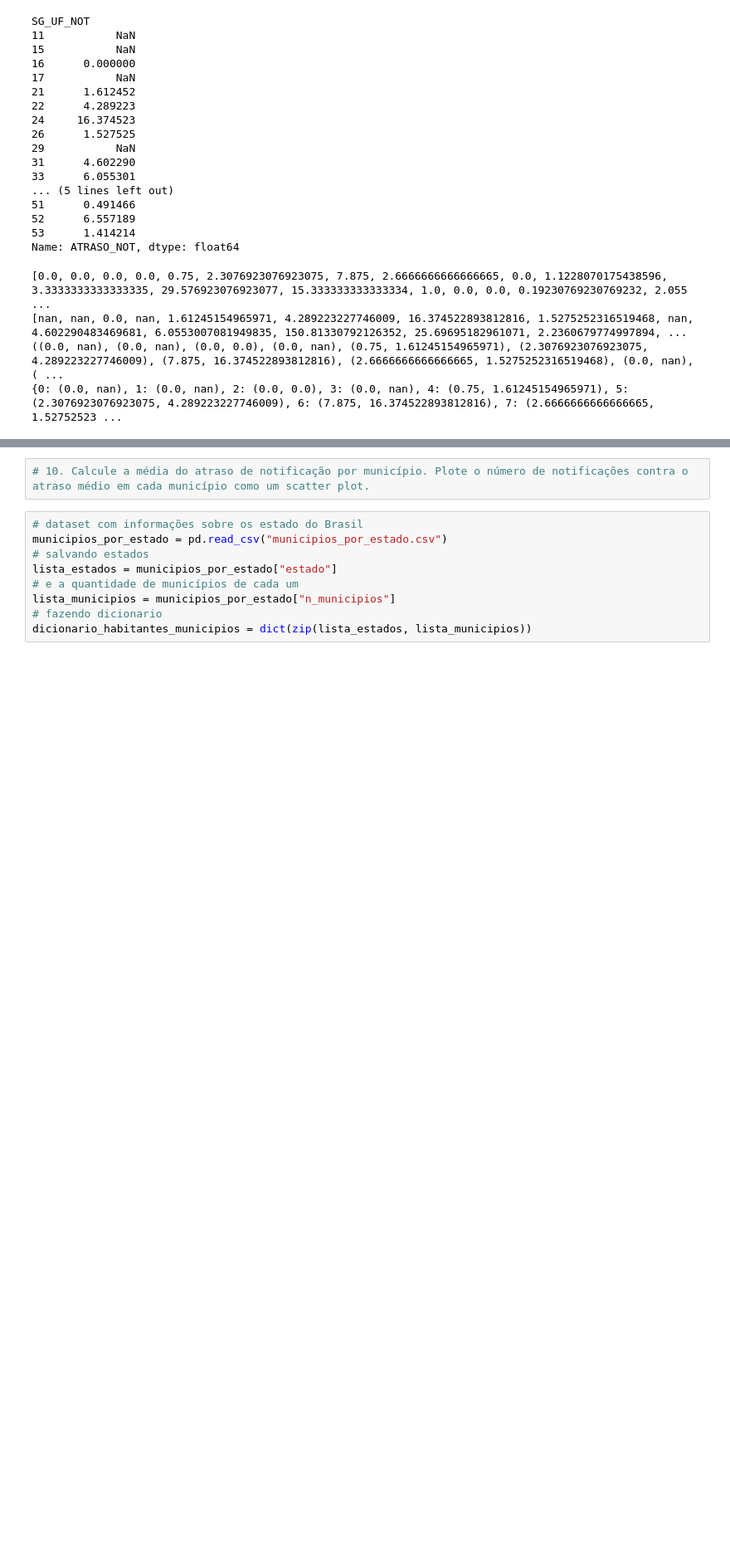
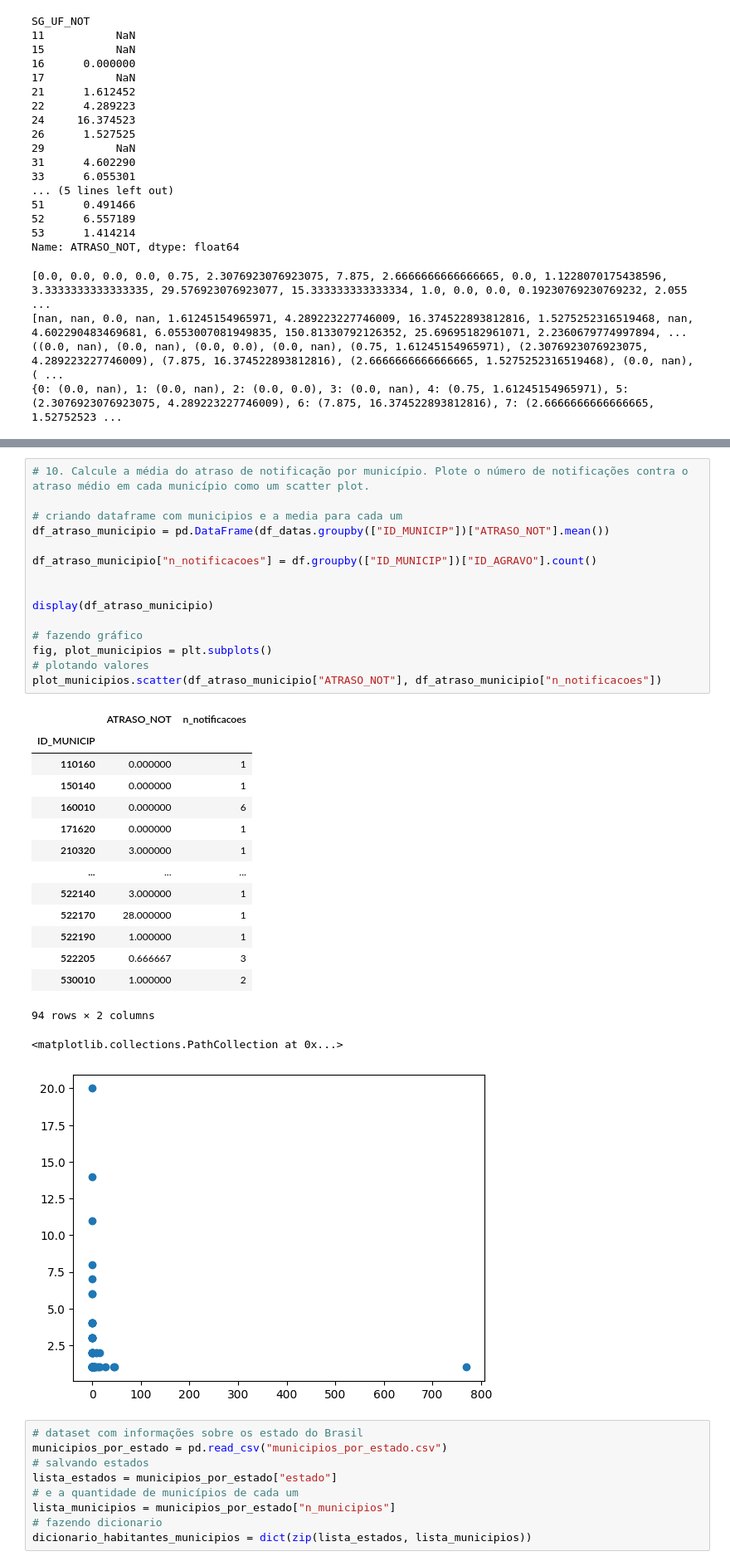
Before and after one commit to ddanieldma/A2_IC_Daniel_e_Luis, a Jupyter notebook: notebook_a2.ipynb, the cells around one changed output, grey strips where cells are left out. Shown at 83% size. Saved outputs shown, nothing was run; the diff lists cells and outputs as text; blank space fills up the shorter version.

```diff
--- a/notebook_a2.ipynb
+++ b/notebook_a2.ipynb
@@ -241,5 +243,35 @@ Name: ATRASO_NOT, dtype: float64
 # %%
 # 10. Calcule a média do atraso de notificação por município. Plote o número de notificações contra o atraso médio em cada município como um scatter plot.
+
+# criando dataframe com municipios e a media para cada um
+df_atraso_municipio = pd.DataFrame(df_datas.groupby(["ID_MUNICIP"])["ATRASO_NOT"].mean())
+
+df_atraso_municipio["n_notificacoes"] = df.groupby(["ID_MUNICIP"])["ID_AGRAVO"].count()
+
+
+display(df_atraso_municipio)
+
+# fazendo gráfico
+fig, plot_municipios = plt.subplots()
+# plotando valores
+plot_municipios.scatter(df_atraso_municipio["ATRASO_NOT"], df_atraso_municipio["n_notificacoes"])
+# %% [output]
+|  | ATRASO_NOT | n_notificacoes |
+| ID_MUNICIP |  |  |
+| 110160 | 0.000000 | 1 |
+| 150140 | 0.000000 | 1 |
+| 160010 | 0.000000 | 6 |
+| 171620 | 0.000000 | 1 |
+| 210320 | 3.000000 | 1 |
+| ... | ... | ... |
+| 522140 | 3.000000 | 1 |
+| 522170 | 28.000000 | 1 |
+| 522190 | 1.000000 | 1 |
+| 522205 | 0.666667 | 3 |
+| 530010 | 1.000000 | 2 |
+94 rows × 2 columns
+<matplotlib.collections.PathCollection at 0x...>
+[figure, added]
 # %%
 # dataset com informações sobre os estado do Brasil
 municipios_por_estado = pd.read_csv("municipios_por_estado.csv")
```
Also changed, not shown: parts of 2 cells of this notebook, 1 other file.
